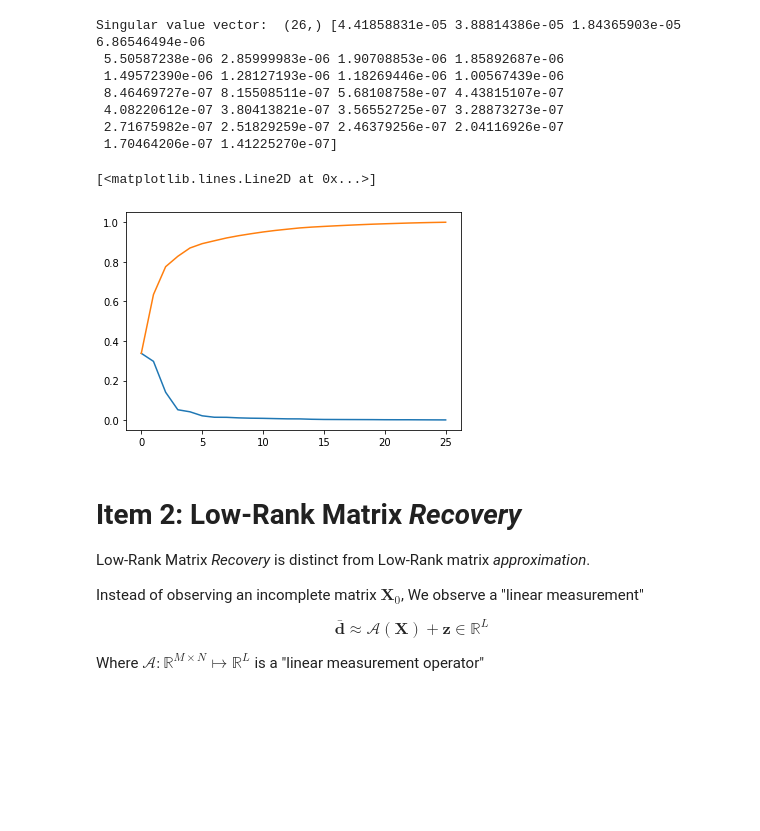
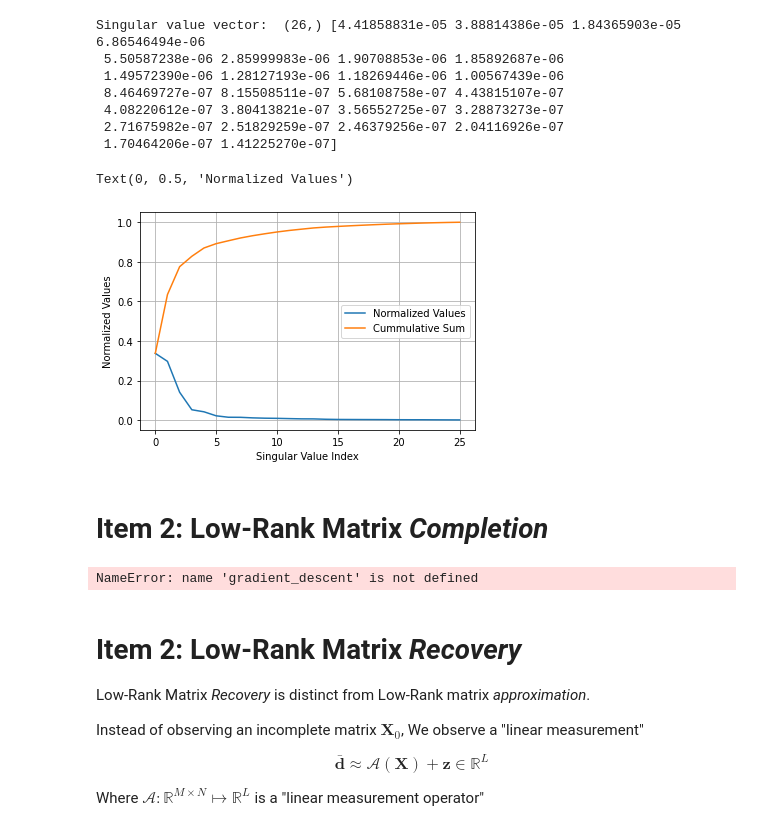
Before and after one commit to samtalki/PowerSensitivities.jl, a Jupyter notebook: notebooks/Sens_Matrix_Completion.ipynb, the cells around one changed output. Drawn from its saved outputs; the diff is of its cells as text; code cells hidden in the pictures; blank space fills up the shorter version.

Commit message:
Setup matrix completion and SVD comparison

```diff
--- a/notebooks/Sens_Matrix_Completion.ipynb
+++ b/notebooks/Sens_Matrix_Completion.ipynb
@@ -35,12 +35,16 @@ Singular value vector:  (26,) [4.41858831e-05 3.88814386e-05 1.84365903e-05 6.86
 # %%
 sigma_total = np.sum(sigma)
 normed_sigma = sigma/sigma_total
 cum_sigma = np.cumsum(normed_sigma)
-plt.plot(normed_sigma,label="Normalized Singular Values")
-plt.plot(cum_sigma,label="Cummulative Singular Values")
+plt.plot(normed_sigma,label="Normalized Values")
+plt.plot(cum_sigma,label="Cummulative Sum")
+plt.legend()
+plt.xlabel("Singular Value Index")
+plt.grid()
+plt.ylabel("Normalized Values")
 # %% [output]
-[<matplotlib.lines.Line2D at 0x...>]
+Text(0, 0.5, 'Normalized Values')
-[figure, old version]
+[figure, new version]
 # %%
 def solve_mat_complete_problem(X,constraints):
     prob = cp.Problem(cp.Minimize(cp.normNuc(X)),constraints=constraints)
@@ -47,0 +55,2 @@ def solve_mat_complete_problem(X,constraints):
+# %% [markdown]
+# Item 2: Low-Rank Matrix *Completion*
@@ -48,3 +98,12 @@ def solve_mat_complete_problem(X,constraints):
+# %%
+# start from random matrix of nuclear norm 1
+X0 = np.random.normal(0,1, (n,n))
+X0 = nuclear_projection(X0.dot(X0.T))
+objective = lambda X: mc_objective(Y, O, X)
+gradient = lambda X: mc_gradient(Y, O, X)
+Xs = gradient_descent(X0, [0.2]*40, gradient, nuclear_projection)
+# %% [output]
+NameError: name 'gradient_descent' is not defined
 # %% [markdown]
 # Item 2: Low-Rank Matrix *Recovery*
 
```
Also changed, not shown: parts of 4 cells of this notebook.
